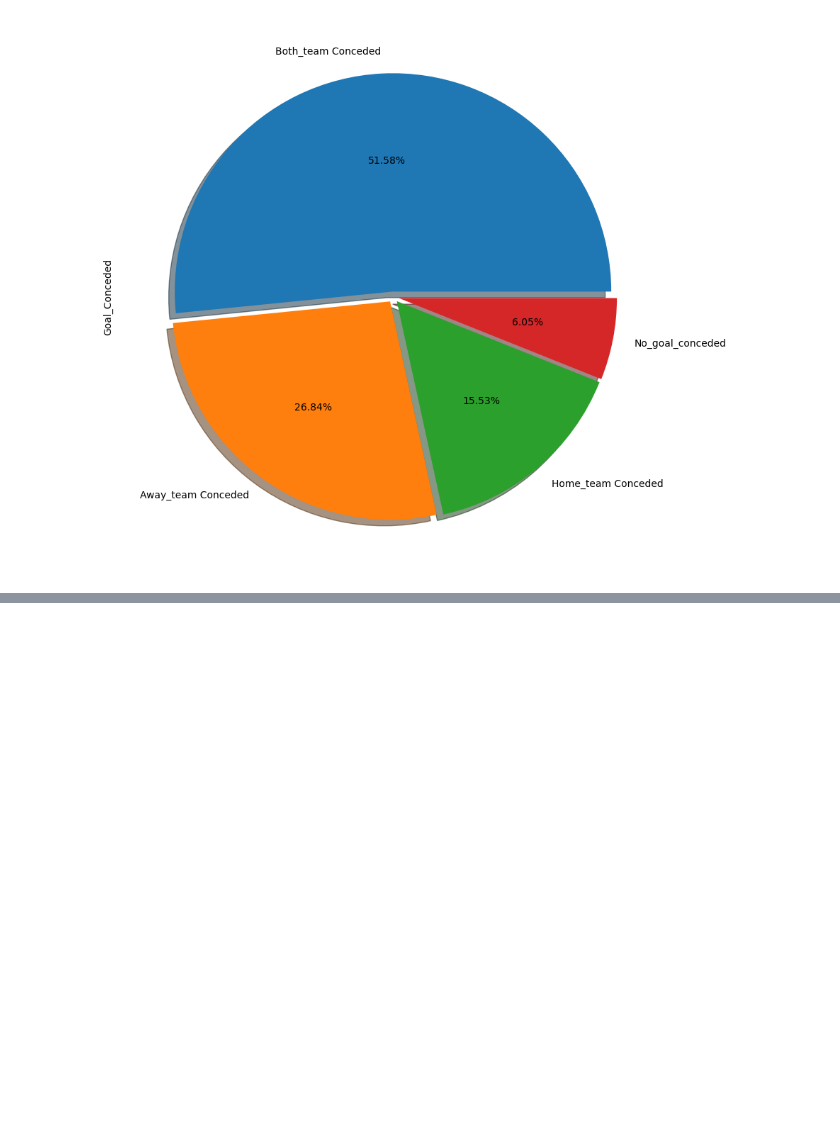
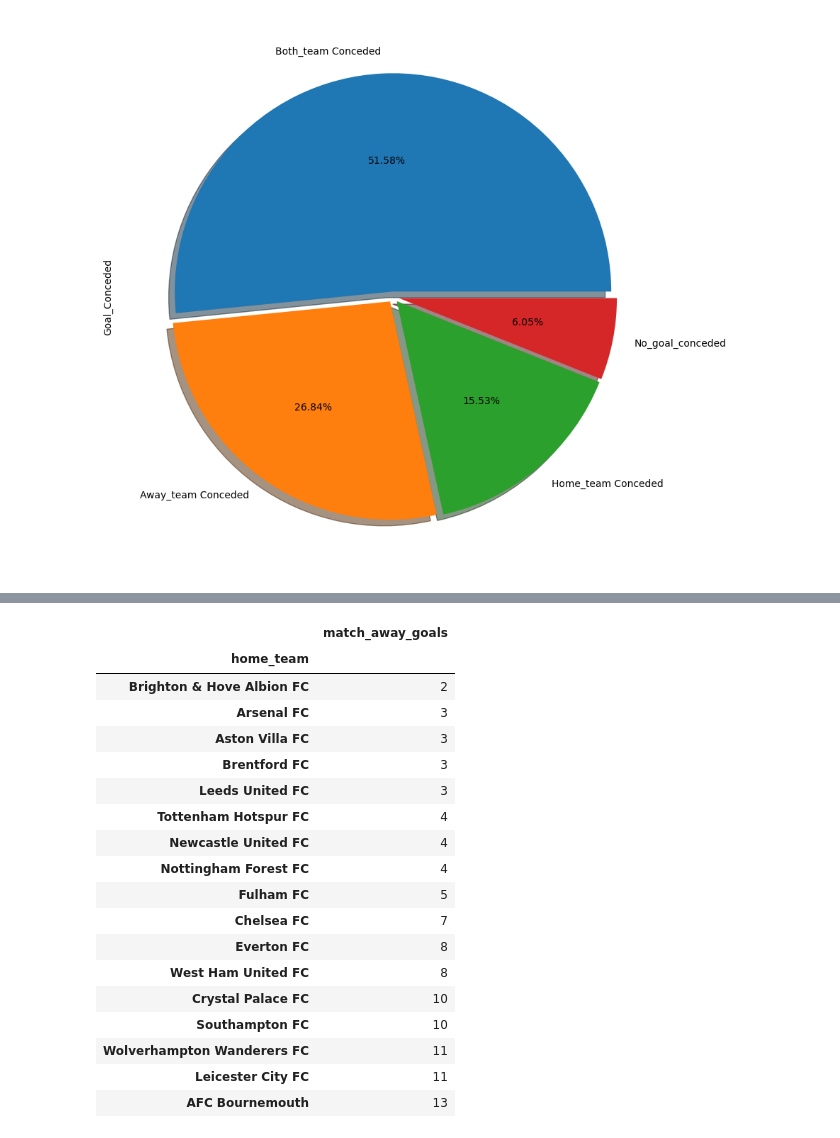
Before and after one commit to YekinData-Analysis/Premiership_Analysis, a Jupyter notebook: Premiership_2022-2023_Analysis.ipynb, the cells around one changed output, grey strips where cells are left out. Cells and saved outputs as stored; diff of their text form; code cells hidden in the pictures; blank space fills up the shorter version.

```diff
--- a/Premiership_2022-2023_Analysis.ipynb
+++ b/Premiership_2022-2023_Analysis.ipynb
@@ -910,0 +912,24 @@ df
+# %%
+home_team=dframe.query('Goal_Conceded=="Home_team Conceded"')
+
+home_team[['home_team','away_team','match_away_goals']].groupby('home_team').sum().sort_values('match_away_goals',ascending=True)
+# %% [output]
+|  | match_away_goals |
+| home_team |  |
+| Brighton & Hove Albion FC | 2 |
+| Arsenal FC | 3 |
+| Aston Villa FC | 3 |
+| Brentford FC | 3 |
+| Leeds United FC | 3 |
+| Tottenham Hotspur FC | 4 |
+| Newcastle United FC | 4 |
+| Nottingham Forest FC | 4 |
+| Fulham FC | 5 |
+| Chelsea FC | 7 |
+| Everton FC | 8 |
+| West Ham United FC | 8 |
+| Crystal Palace FC | 10 |
+| Southampton FC | 10 |
+| Wolverhampton Wanderers FC | 11 |
+| Leicester City FC | 11 |
+| AFC Bournemouth | 13 |
```
Also changed, not shown: parts of 14 cells of this notebook.
